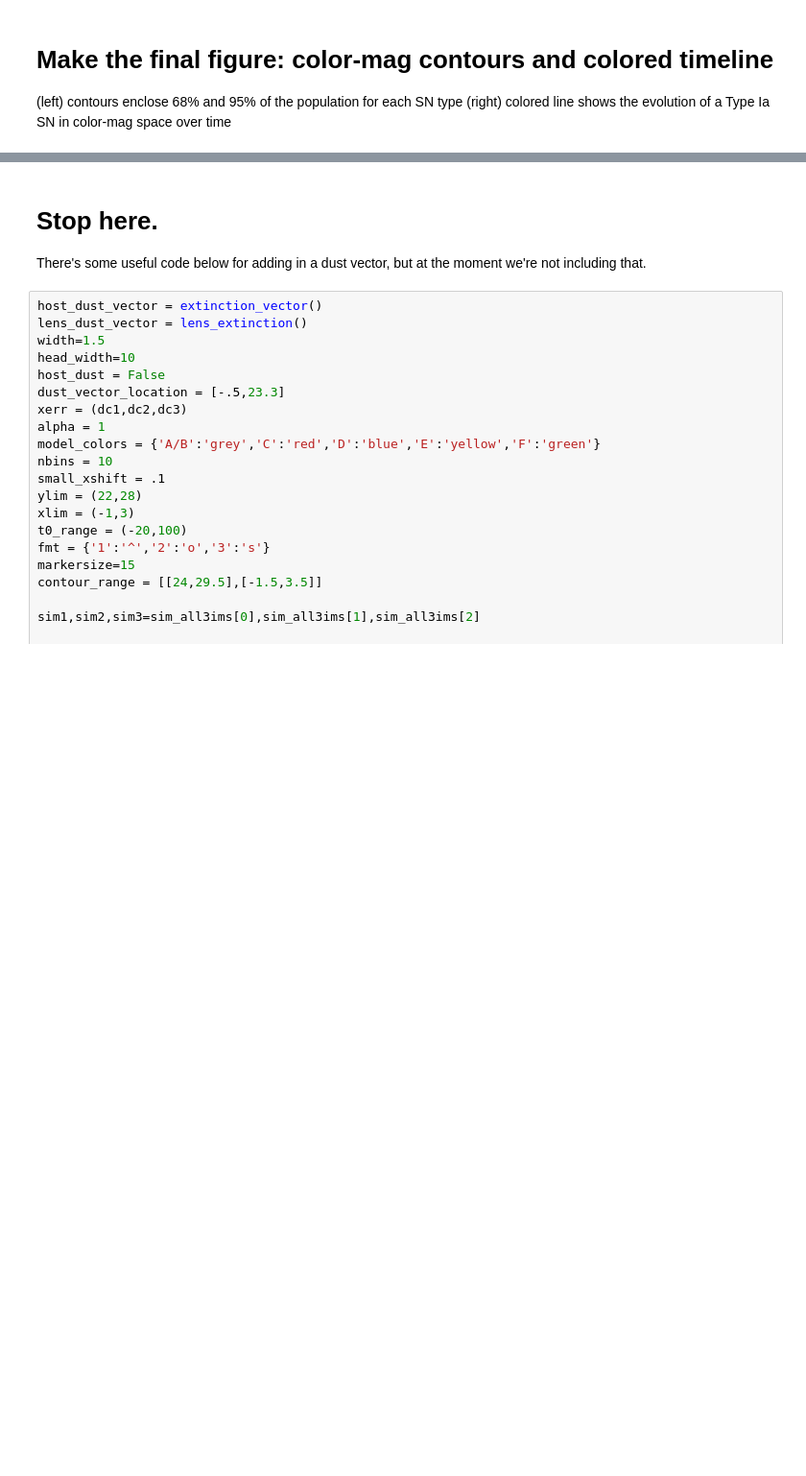
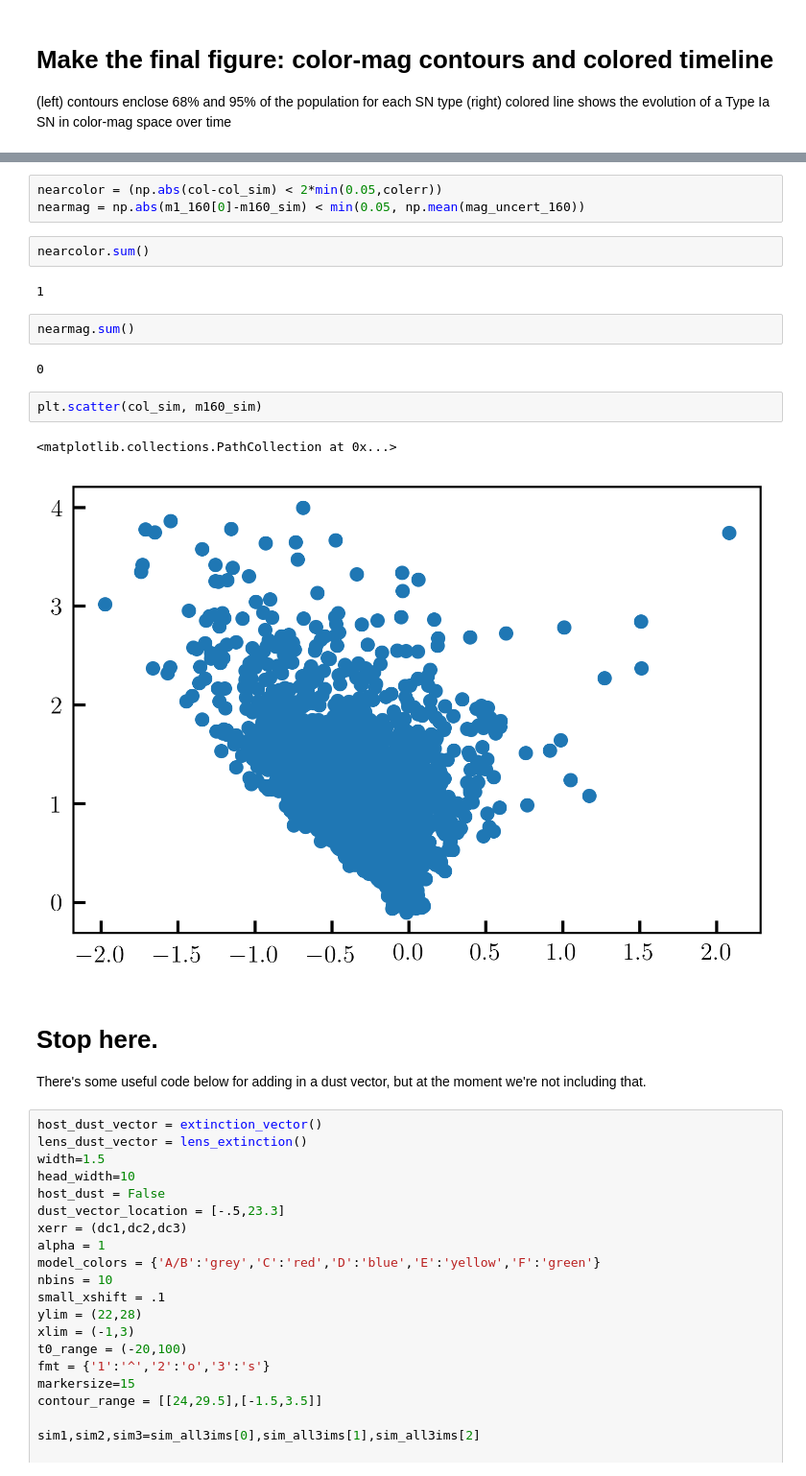
Before and after one commit to gbrammer/mrg0138_supernova, a Jupyter notebook: Analysis/Classification/snRequiem_colormag.ipynb, the cells around one changed output, grey strips where cells are left out. Shown at 96% size. Cells and saved outputs as stored; diff of their text form; blank space fills up the shorter version.

```diff
--- a/Analysis/Classification/snRequiem_colormag.ipynb
+++ b/Analysis/Classification/snRequiem_colormag.ipynb
@@ -634,3 +985,19 @@ plt.savefig("../../Paper/Figures/snRequiem_classcontours_timeline.pdf", transpar
+# %%
+nearcolor = (np.abs(col-col_sim) < 2*min(0.05,colerr))
+nearmag = np.abs(m1_160[0]-m160_sim) < min(0.05, np.mean(mag_uncert_160))
+# %%
+nearcolor.sum()
+# %% [output]
+1
+# %%
+nearmag.sum()
+# %% [output]
+0
+# %%
+plt.scatter(col_sim, m160_sim)
+# %% [output]
+<matplotlib.collections.PathCollection at 0x...>
+[figure, added]
 # %% [markdown]
 # Stop here.
 
```
Also changed, not shown: parts of 32 cells of this notebook, 13 other files.
